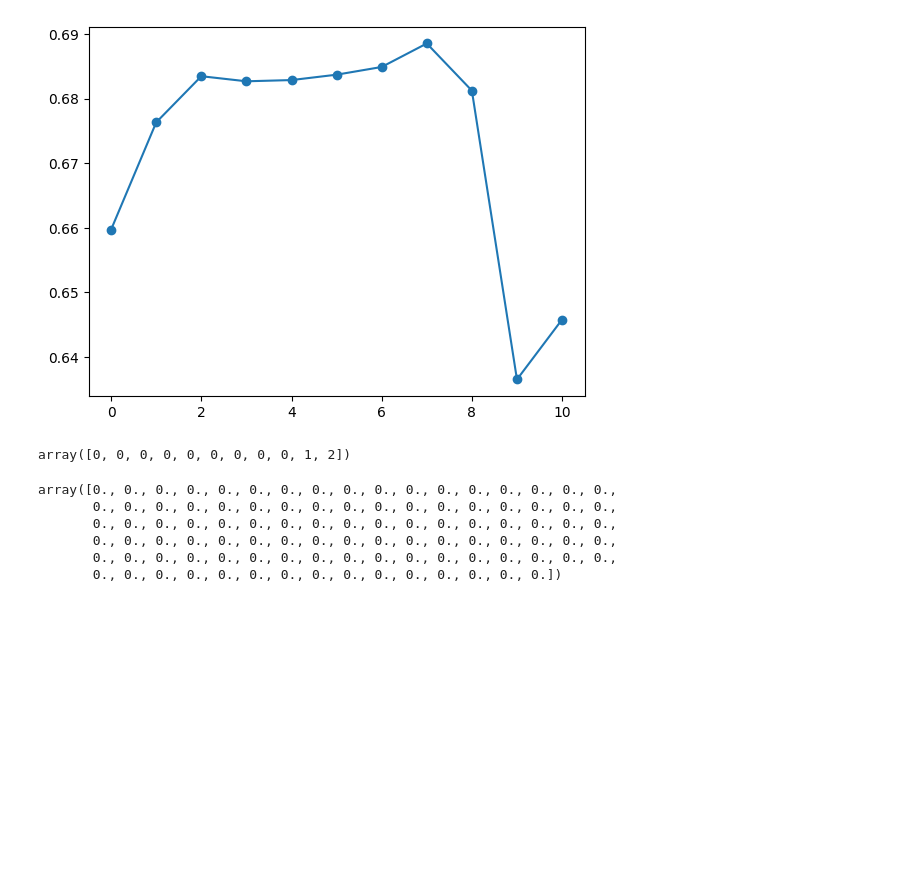
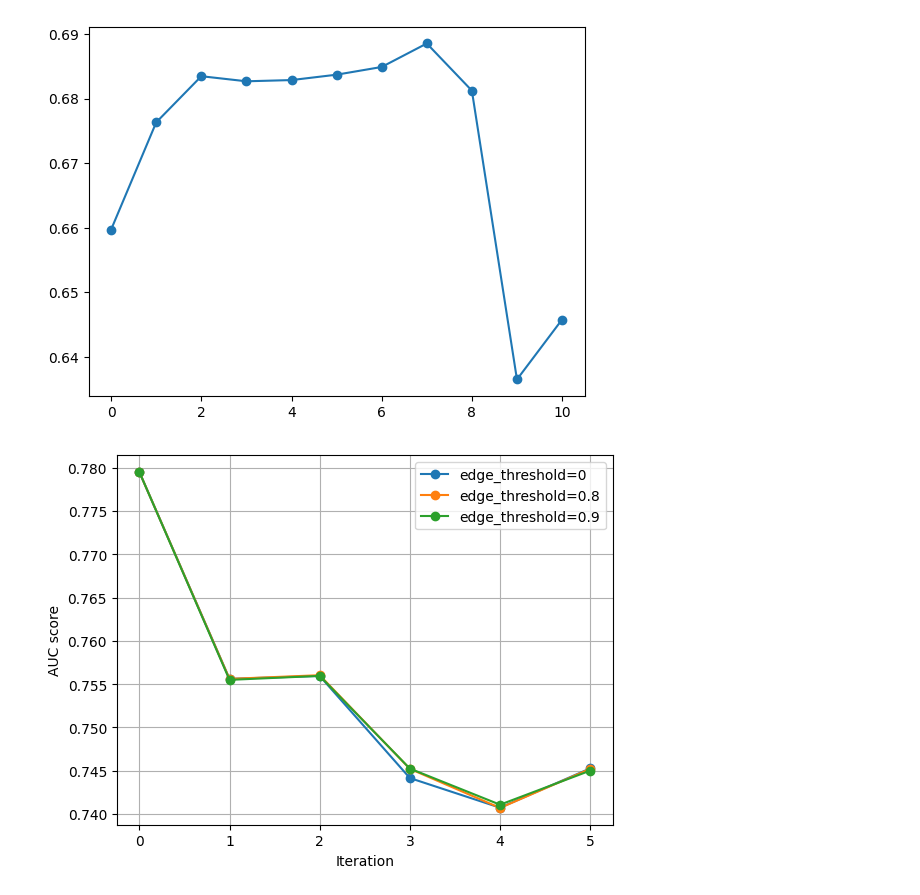
Before and after one commit to Fuyao233/Graph_pseudo_labeling, a Jupyter notebook: data_visualization.ipynb, the cells around one changed output. Drawn from its saved outputs; the diff is of its cells as text; code cells hidden in the pictures; blank space fills up the shorter version.

Commit message:
before_model_GraphSage

```diff
--- a/data_visualization.ipynb
+++ b/data_visualization.ipynb
@@ -264,16 +267,24 @@ plt.plot(np.arange(len(best_val_metric_list)), best_val_metric_list, 'o-', label
 # %% [output]
 [<matplotlib.lines.Line2D at 0x...>]
 [figure]
-# %%
-edge_status_list
-# %% [output]
-array([0, 0, 0, 0, 0, 0, 0, 0, 0, 1, 2])
-# %%
-loss_list[:,1][100:200]
-# %% [output]
-array([0., 0., 0., 0., 0., 0., 0., 0., 0., 0., 0., 0., 0., 0., 0., 0., 0.,
-       0., 0., 0., 0., 0., 0., 0., 0., 0., 0., 0., 0., 0., 0., 0., 0., 0.,
-       0., 0., 0., 0., 0., 0., 0., 0., 0., 0., 0., 0., 0., 0., 0., 0., 0.,
-       0., 0., 0., 0., 0., 0., 0., 0., 0., 0., 0., 0., 0., 0., 0., 0., 0.,
-       0., 0., 0., 0., 0., 0., 0., 0., 0., 0., 0., 0., 0., 0., 0., 0., 0.,
-       0., 0., 0., 0., 0., 0., 0., 0., 0., 0., 0., 0., 0., 0., 0.])
+# %%
+# 2.24 数据可视化
+import numpy as np
+import os
+import matplotlib.pyplot as plt
+
+A = np.load('utils_data/ourModel2_0_yelp-chi/best_val_metric_list.npy')
+B = np.load('utils_data/ourModel2_0.8_yelp-chi/best_val_metric_list.npy')
+C = np.load('utils_data/ourModel2_0.9_yelp-chi/best_val_metric_list.npy')
+GCN_base = np.array([0.569,]*6)
+plt.plot(A, 'o-', label="edge_threshold=0")
+plt.plot(B, 'o-', label="edge_threshold=0.8")
+plt.plot(C, 'o-', label="edge_threshold=0.9")
+plt.legend()
+plt.ylabel('AUC score')
+plt.xlabel('Iteration')
+plt.grid(True)
+plt.show()
+# plt.plot(GCN_base, label="GCN", linestyle='--')
+# %% [output]
+[figure, added]
```
Also changed, not shown: parts of 6 cells of this notebook, 5 other files.
